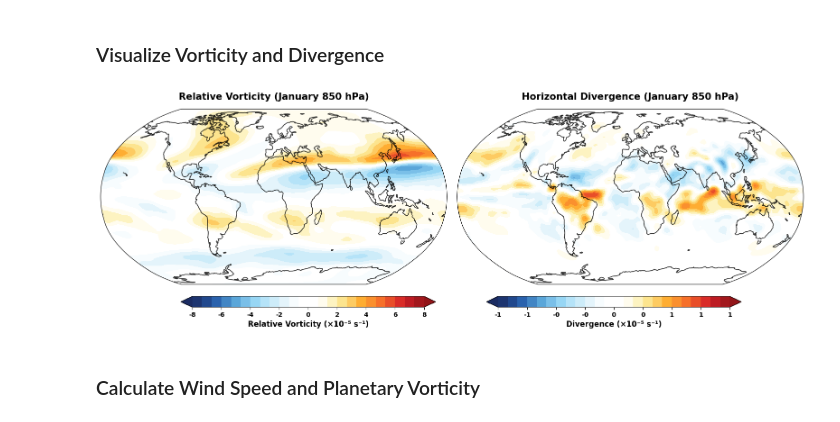
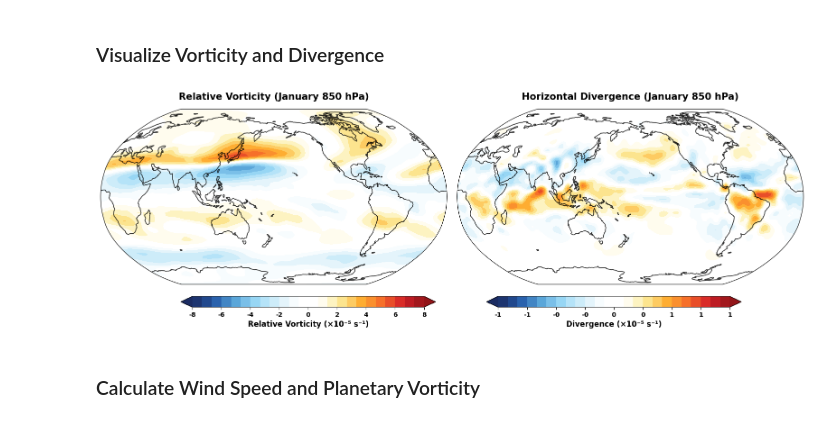
Before and after one commit to QianyeSu/Skyborn, a Jupyter notebook: docs/source/notebooks/windspharm_tutorial.ipynb, the cells around one changed output. Drawn from its saved outputs; the diff is of its cells as text; code cells hidden in the pictures.

```diff
--- a/docs/source/notebooks/windspharm_tutorial.ipynb
+++ b/docs/source/notebooks/windspharm_tutorial.ipynb
@@ -274,8 +275,8 @@ Divergence attributes: {'units': 's**-1', 'standard_name': 'divergence_of_wind',
 fig = plt.figure(figsize=(16, 12))
 
 # Create subplots with Robinson projection
-ax1 = plt.subplot(1, 2, 1, projection=ccrs.Robinson())
-ax2 = plt.subplot(1, 2, 2, projection=ccrs.Robinson())
+ax1 = plt.subplot(1, 2, 1, projection=ccrs.Robinson(central_longitude=180))
+ax2 = plt.subplot(1, 2, 2, projection=ccrs.Robinson(central_longitude=180))
 
 # Enhanced plotting function with beautiful styling
 def plot_field_elegant(ax, data, title, levels, extend='both'):
@@ -305,34 +306,34 @@ vort_levels = np.linspace(-8e-5, 8e-5, 25)
 im1 = plot_field_elegant(ax1, vorticity, 'Relative Vorticity (January 850 hPa)', vort_levels)
 
 # Add colorbar for vorticity using add_equal_axes
 cax1 = add_equal_axes(ax1, 'bottom', 0.06, 0.02)
 cbar1 = plt.colorbar(im1, cax=cax1, orientation='horizontal')
 cbar1.set_label('Relative Vorticity (×10⁻⁵ s⁻¹)', fontsize=12, fontweight='bold')
 cbar1.ax.tick_params(labelsize=10)
 # Scale ticks to 10^-5 and ensure number of labels matches number of ticks
 ticks = cbar1.get_ticks()
 cbar1.set_ticks(ticks)
 cbar1.set_ticklabels([f'{tick*1e5:.0f}' for tick in ticks])
 
 # Plot divergence with sophisticated levels
 div_levels = np.linspace(-1e-5, 1e-5, 25)
 im2 = plot_field_elegant(ax2, divergence, 'Horizontal Divergence (January 850 hPa)', div_levels)
 # Add colorbar for divergence using add_equal_axes
 cax2 = add_equal_axes(ax2, 'bottom', 0.06, 0.02)
 cbar2 = plt.colorbar(im2, cax=cax2, orientation='horizontal')
 cbar2.set_label('Divergence (×10⁻⁵ s⁻¹)', fontsize=12, fontweight='bold')
 cbar2.ax.tick_params(labelsize=10)
 # Scale ticks to 10^-5 and ensure number of labels matches number of ticks
 ticks = cbar2.get_ticks()
 cbar2.set_ticks(ticks)
 cbar2.set_ticklabels([f'{tick*1e5:.0f}' for tick in ticks])
 cbar2.set_ticklabels([f'{tick*1e5:.0f}' for tick in ticks])
 
 plt.tight_layout()
 save_gallery_figure(fig, 'windspharm_streamfunction_potential.png')
 plt.show()
 # %% [output]
-[figure, old version]
+[figure, new version]
 # %% [markdown]
 ### Calculate Wind Speed and Planetary Vorticity
 # %%
```
Also changed, not shown: parts of 8 cells of this notebook, 19 other files.
